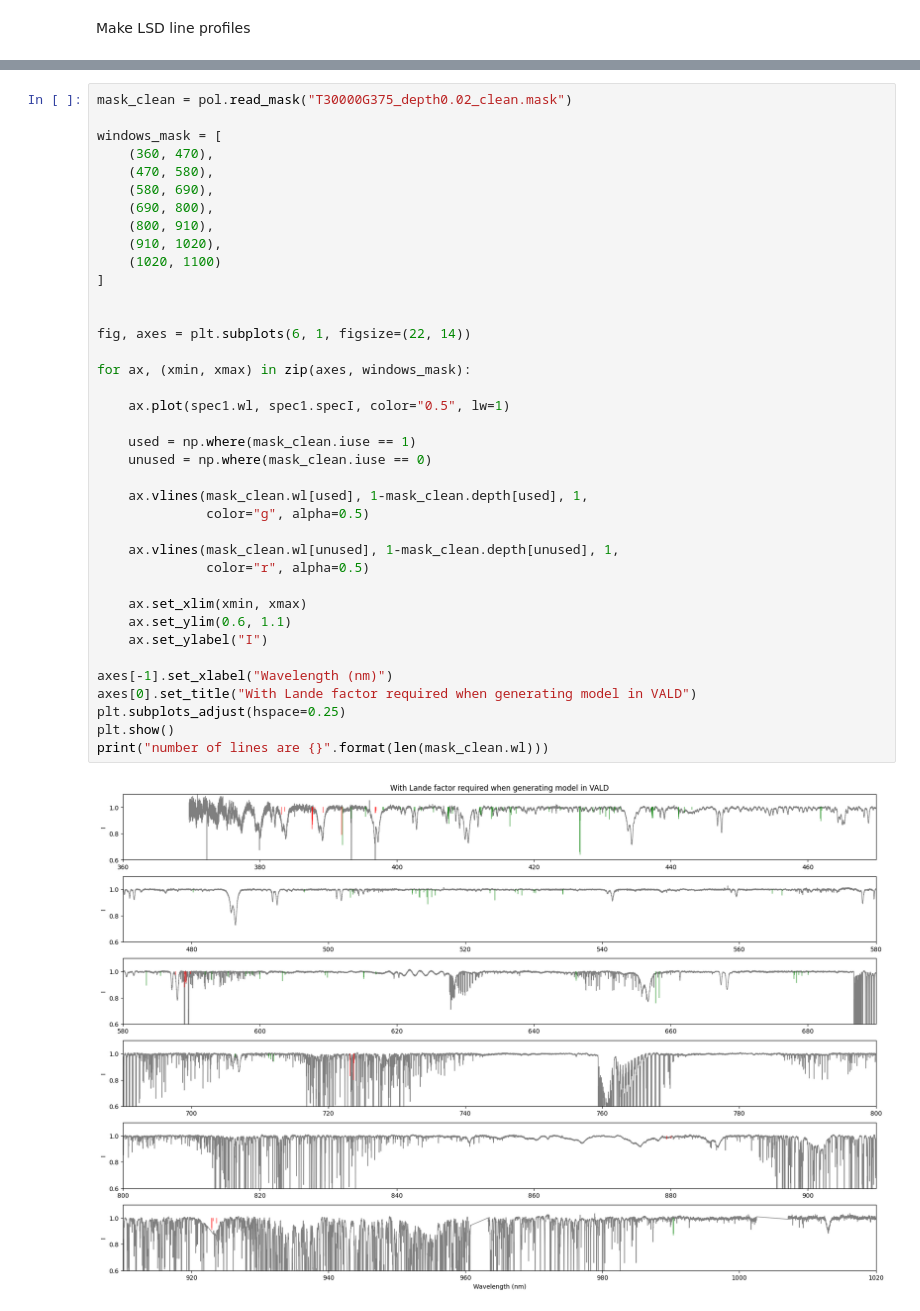
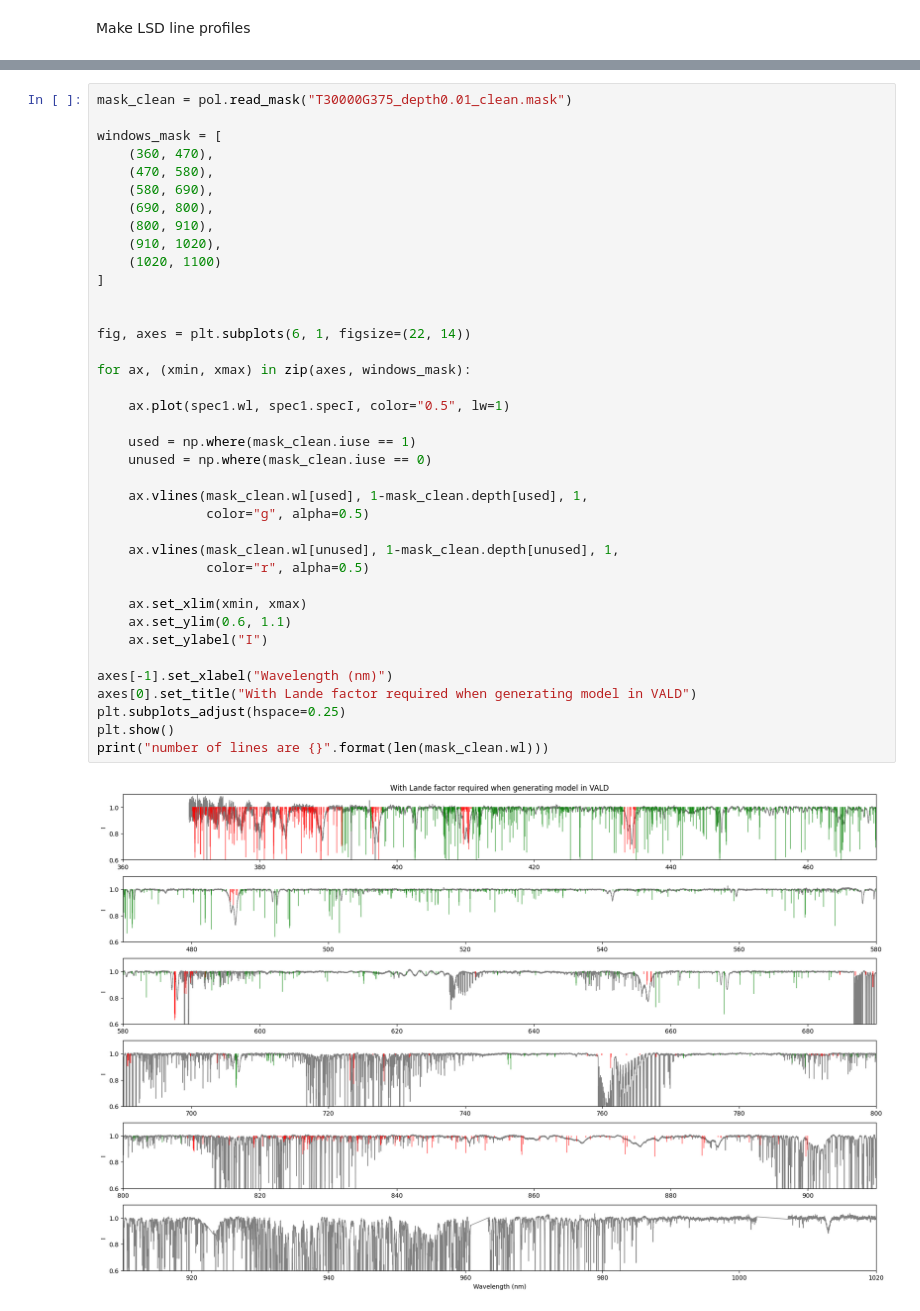
Before and after one commit to AaaaaaalexLi/AlexLiResearch, a Jupyter notebook: Binamics/LSD.ipynb, the cells around one changed output, grey strips where cells are left out. Saved outputs shown, nothing was run; the diff lists cells and outputs as text.

```diff
--- a/Binamics/LSD.ipynb
+++ b/Binamics/LSD.ipynb
@@ -67,5 +69,5 @@ T30000G375_depth0.01.mask has only too few of lines in its model. '''
 # %%
-mask_clean = pol.read_mask("T30000G375_depth0.02_clean.mask")
+mask_clean = pol.read_mask("T30000G375_depth0.01_clean.mask")
 
 windows_mask = [
     (360, 470),
@@ -76,31 +78,31 @@ windows_mask = [
     (910, 1020),
     (1020, 1100)
 ]
 
 
 fig, axes = plt.subplots(6, 1, figsize=(22, 14))
 
 for ax, (xmin, xmax) in zip(axes, windows_mask):
 
     ax.plot(spec1.wl, spec1.specI, color="0.5", lw=1)
 
     used = np.where(mask_clean.iuse == 1)
     unused = np.where(mask_clean.iuse == 0)
 
     ax.vlines(mask_clean.wl[used], 1-mask_clean.depth[used], 1,
               color="g", alpha=0.5)
 
     ax.vlines(mask_clean.wl[unused], 1-mask_clean.depth[unused], 1,
               color="r", alpha=0.5)
 
     ax.set_xlim(xmin, xmax)
     ax.set_ylim(0.6, 1.1)
     ax.set_ylabel("I")
 
 axes[-1].set_xlabel("Wavelength (nm)")
 axes[0].set_title("With Lande factor required when generating model in VALD")
 plt.subplots_adjust(hspace=0.25)
 plt.show()
 print("number of lines are {}".format(len(mask_clean.wl)))
 # %% [output]
-[figure, old version]
+[figure, new version]
```
Also changed, not shown: parts of 10 cells of this notebook, 15 other files.
